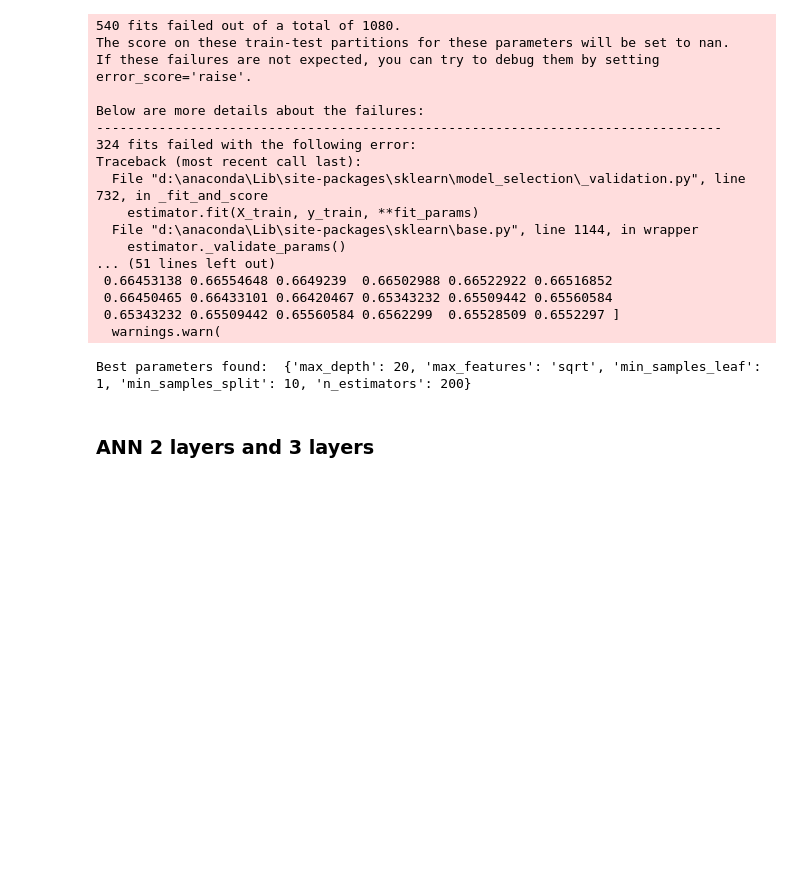
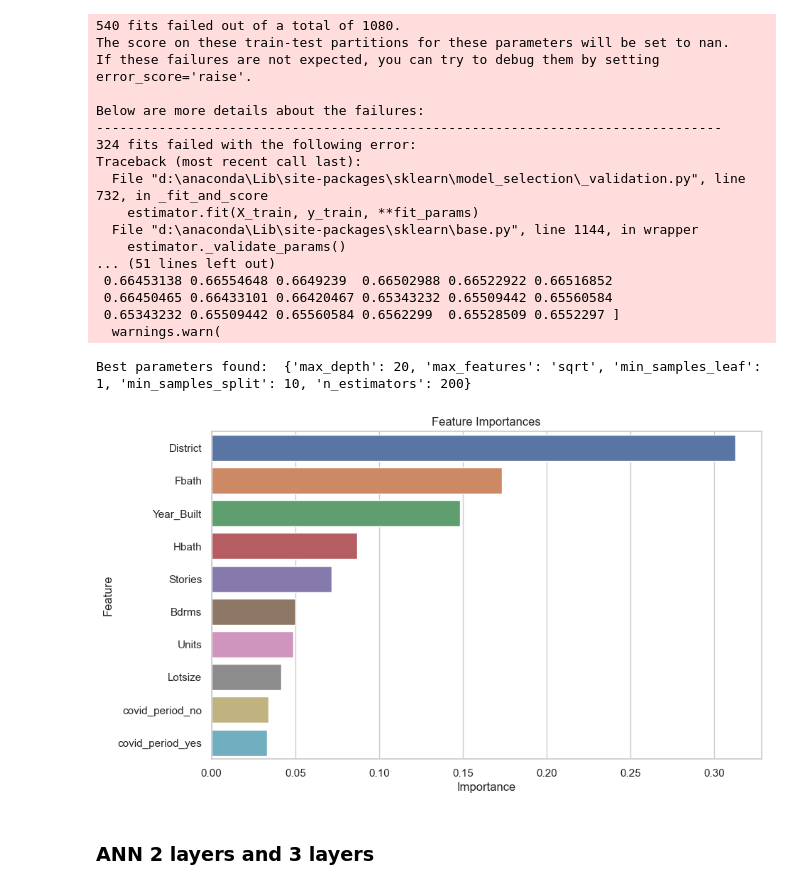
Before and after one commit to NingWang0123/Sysm6888_project, a Jupyter notebook: report.ipynb, the cells around one changed output. Drawn from its saved outputs; the diff is of its cells as text; code cells hidden in the pictures; blank space fills up the shorter version.

Commit message:
Update report.ipynb
Upload the variable importance plot

```diff
--- a/report.ipynb
+++ b/report.ipynb
@@ -230,6 +230,19 @@ Traceback (most recent call last):
  0.65343232 0.65509442 0.65560584 0.6562299  0.65528509 0.6552297 ]
   warnings.warn(
 Best parameters found:  {'max_depth': 20, 'max_features': 'sqrt', 'min_samples_leaf': 1, 'min_samples_split': 10, 'n_estimators': 200}
+# %%
+importances = RandomForestRegressor(**rf_cv.best_params_, random_state=123).fit(X_train, y_train).feature_importances_
+
+feature_importances = pd.DataFrame({'Feature': X_train.columns, 'Importance': importances})
+
+feature_importances = feature_importances.sort_values(by='Importance', ascending=False)
+
+plt.figure(figsize=(10, 6))
+sns.barplot(x='Importance', y='Feature', data=feature_importances)
+plt.title('Feature Importances')
+plt.show()
+# %% [output]
+[figure, added]
 # %% [markdown]
 ### ANN 2 layers and 3 layers
 # %%
```
Also changed, not shown: parts of 3 cells of this notebook.
